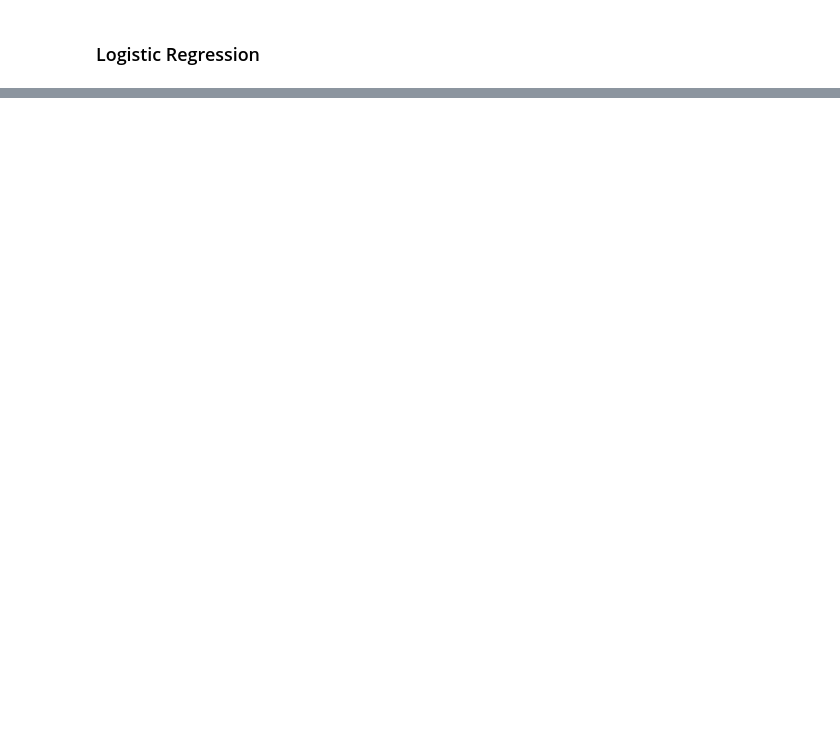
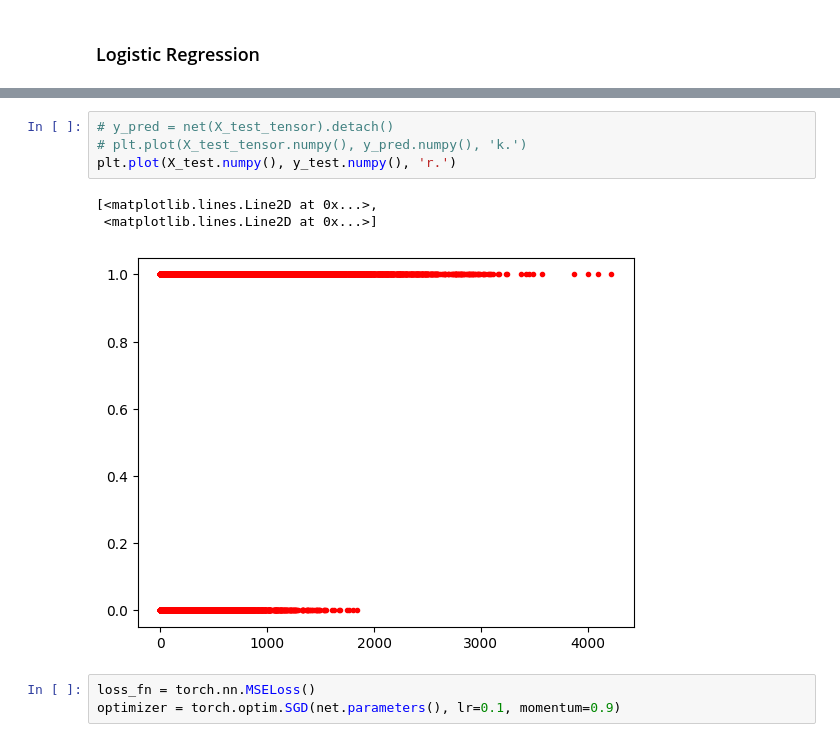
Before and after one commit to KrishWu/WhitesonAIModelDistinguisher, a Jupyter notebook: main.ipynb, the cells around one changed output, grey strips where cells are left out. Saved outputs shown, nothing was run; the diff lists cells and outputs as text; blank space fills up the shorter version.

```diff
--- a/main.ipynb
+++ b/main.ipynb
@@ -177,0 +230,11 @@ Accuracy 0.6504645347595215
+# %%
+# y_pred = net(X_test_tensor).detach()
+# plt.plot(X_test_tensor.numpy(), y_pred.numpy(), 'k.')
+plt.plot(X_test.numpy(), y_test.numpy(), 'r.')
+# %% [output]
+[<matplotlib.lines.Line2D at 0x...>,
+ <matplotlib.lines.Line2D at 0x...>]
+[figure, added]
+# %%
+loss_fn = torch.nn.MSELoss()
+optimizer = torch.optim.SGD(net.parameters(), lr=0.1, momentum=0.9)
```
Also changed, not shown: parts of 26 cells of this notebook, 6 other files.
